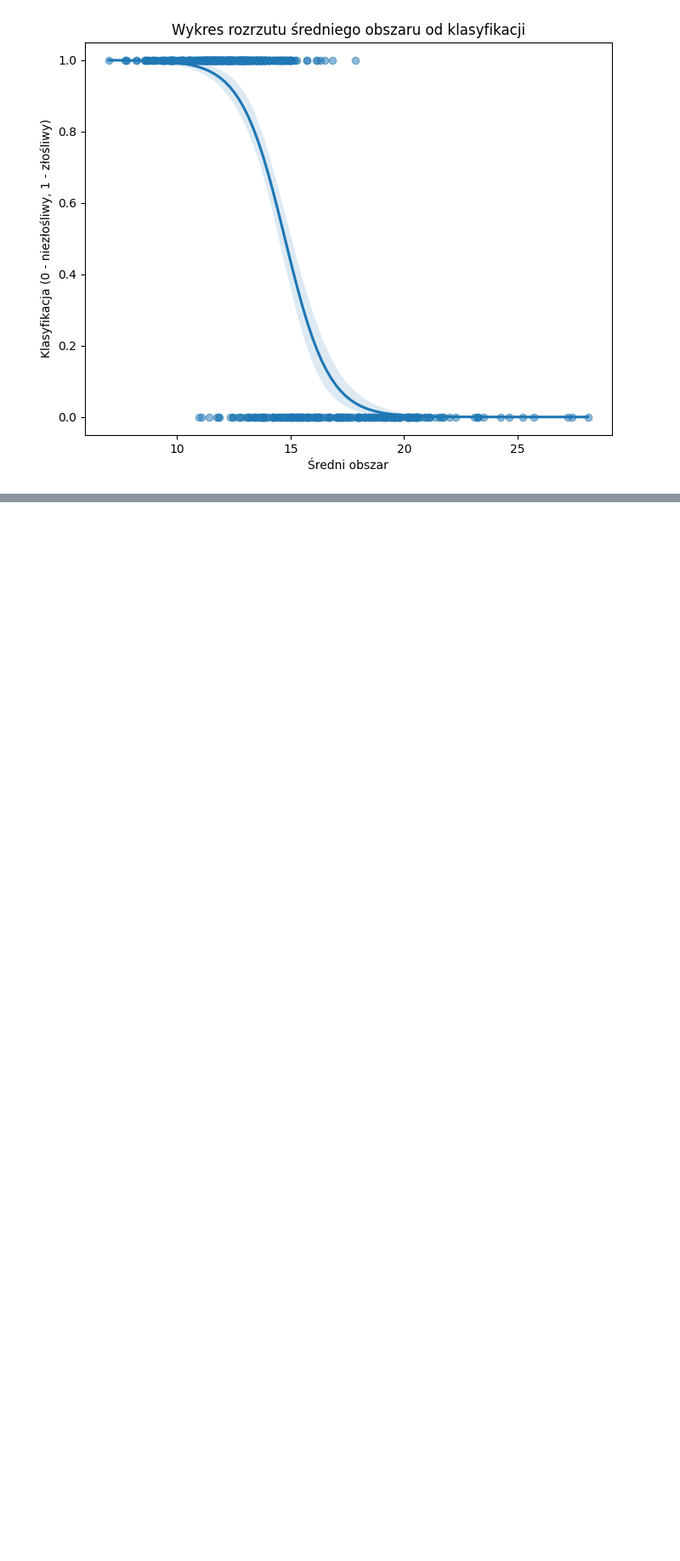
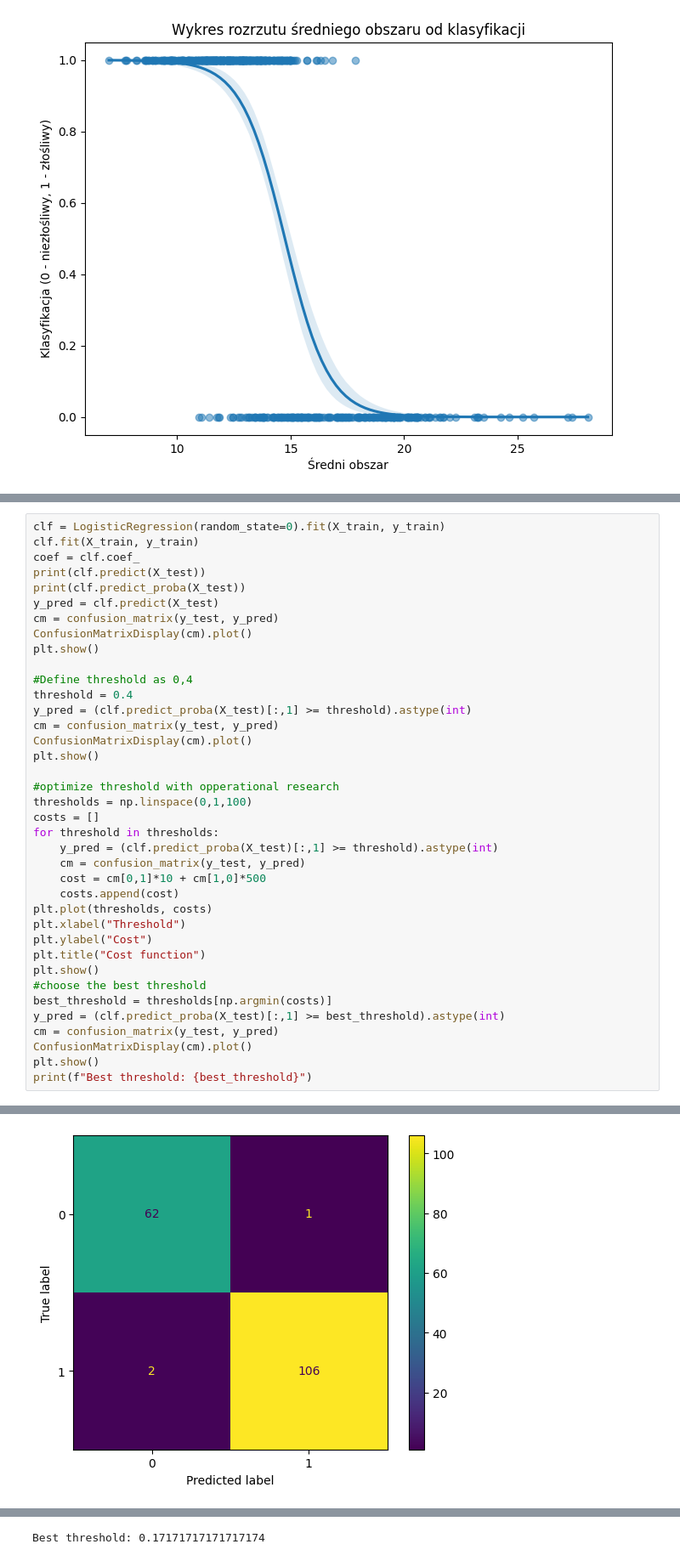
Before and after one commit to UEPP40/PUM, a Jupyter notebook: klasyfikacja_binarna.ipynb, the cells around one changed output, grey strips where cells are left out. Shown at 85% size. Saved outputs shown, nothing was run; the diff lists cells and outputs as text; blank space fills up the shorter version.

```diff
--- a/klasyfikacja_binarna.ipynb
+++ b/klasyfikacja_binarna.ipynb
@@ -40,0 +107,39 @@ Liczba przypadków raka złośliwego: 357
+# %%
+clf = LogisticRegression(random_state=0).fit(X_train, y_train)
+clf.fit(X_train, y_train)
+coef = clf.coef_
+print(clf.predict(X_test))
+print(clf.predict_proba(X_test))
+y_pred = clf.predict(X_test)
+cm = confusion_matrix(y_test, y_pred)
+ConfusionMatrixDisplay(cm).plot()
+plt.show()
+
+#Define threshold as 0,4
+threshold = 0.4
+y_pred = (clf.predict_proba(X_test)[:,1] >= threshold).astype(int)
+cm = confusion_matrix(y_test, y_pred)
+ConfusionMatrixDisplay(cm).plot()
+plt.show()
+
+#optimize threshold with opperational research
+thresholds = np.linspace(0,1,100)
+costs = []
+for threshold in thresholds:
+    y_pred = (clf.predict_proba(X_test)[:,1] >= threshold).astype(int)
+    cm = confusion_matrix(y_test, y_pred)
+    cost = cm[0,1]*10 + cm[1,0]*500
+    costs.append(cost)
+plt.plot(thresholds, costs)
+plt.xlabel("Threshold")
+plt.ylabel("Cost")
+plt.title("Cost function")
+plt.show()
+#choose the best threshold
+best_threshold = thresholds[np.argmin(costs)]
+y_pred = (clf.predict_proba(X_test)[:,1] >= best_threshold).astype(int)
+cm = confusion_matrix(y_test, y_pred)
+ConfusionMatrixDisplay(cm).plot()
+plt.show()
+print(f"Best threshold: {best_threshold}")
+# %% [output]
@@ -40,0 +163 @@ Liczba przypadków raka złośliwego: 357
+[figure, added]
@@ -40,0 +167 @@ Liczba przypadków raka złośliwego: 357
+Best threshold: 0.17171717171717174
```
Also changed, not shown: parts of 6 cells of this notebook.
